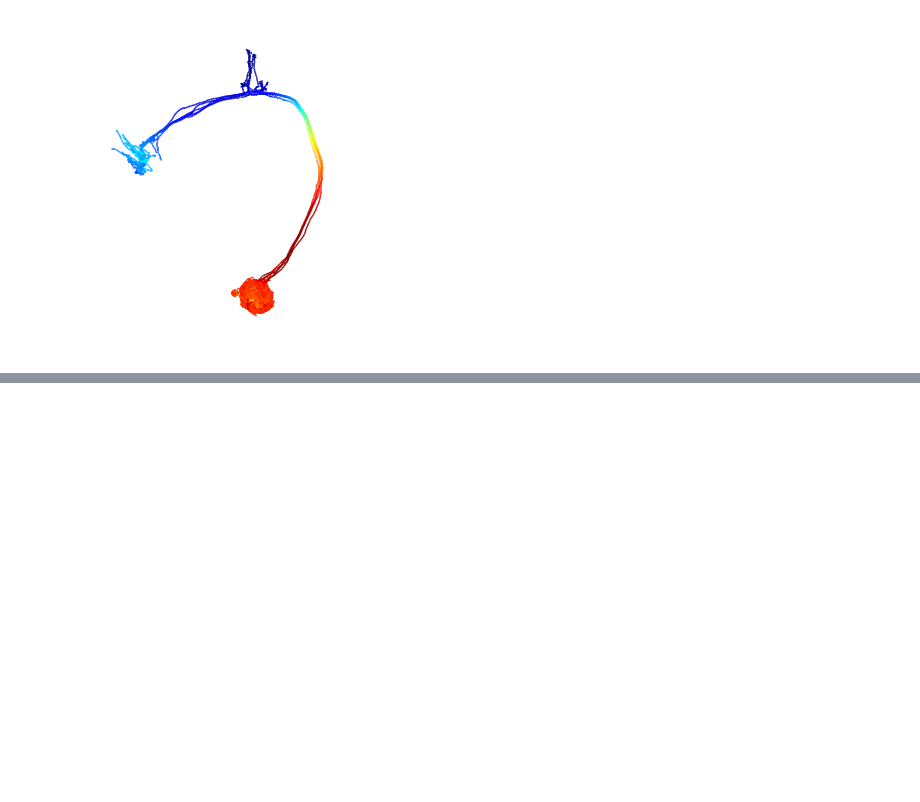
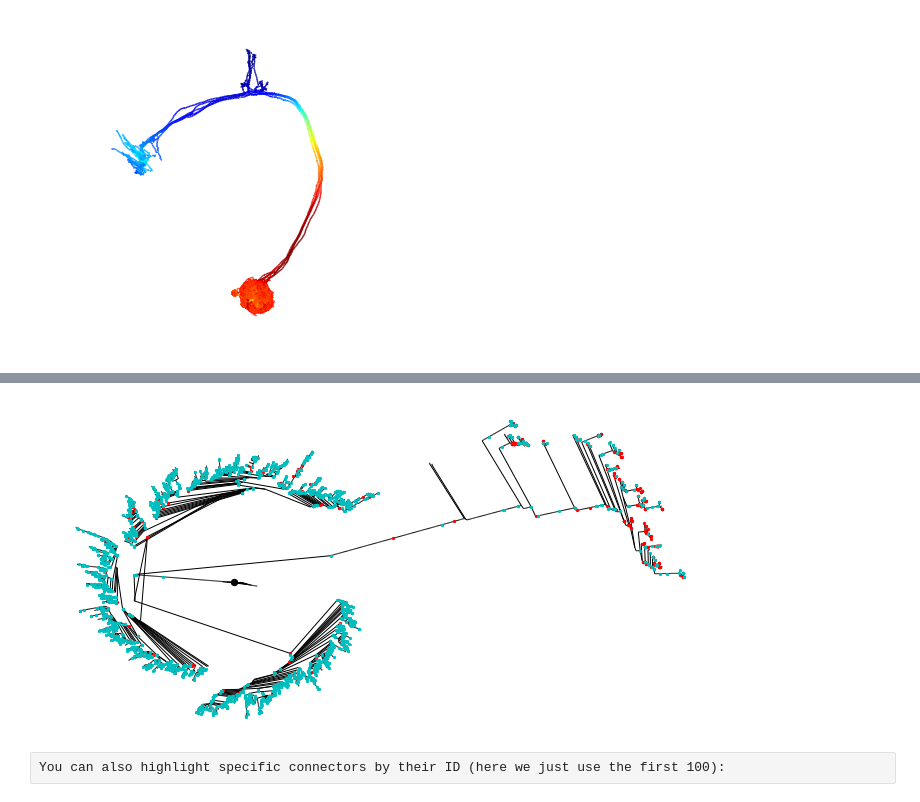
Before and after one commit to navis-org/navis, a Jupyter notebook: docs/source/tutorials/plotting.ipynb, the cells around one changed output, grey strips where cells are left out. Saved outputs shown, nothing was run; the diff lists cells and outputs as text; code cells hidden in the pictures; blank space fills up the shorter version.

```diff
--- a/docs/source/tutorials/plotting.ipynb
+++ b/docs/source/tutorials/plotting.ipynb
@@ -351,0 +421,7 @@ plt.show()
+# %%
+ax = navis.plot_flat(nl, layout='twopi', plot_connectors=True)
+plt.show()
+# %% [output]
+[figure, added]
+# %% [raw]
+You can also highlight specific connectors by their ID (here we just use the first 100):
```
Also changed, not shown: parts of 19 cells of this notebook, 5 other files.
